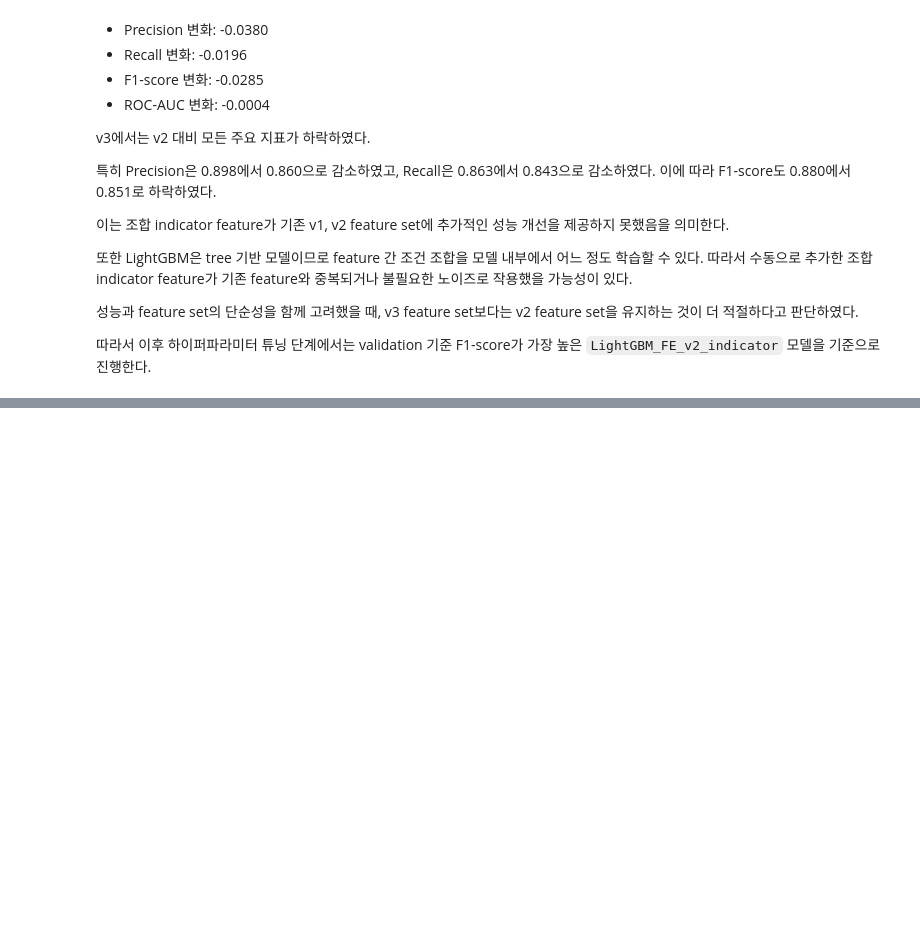
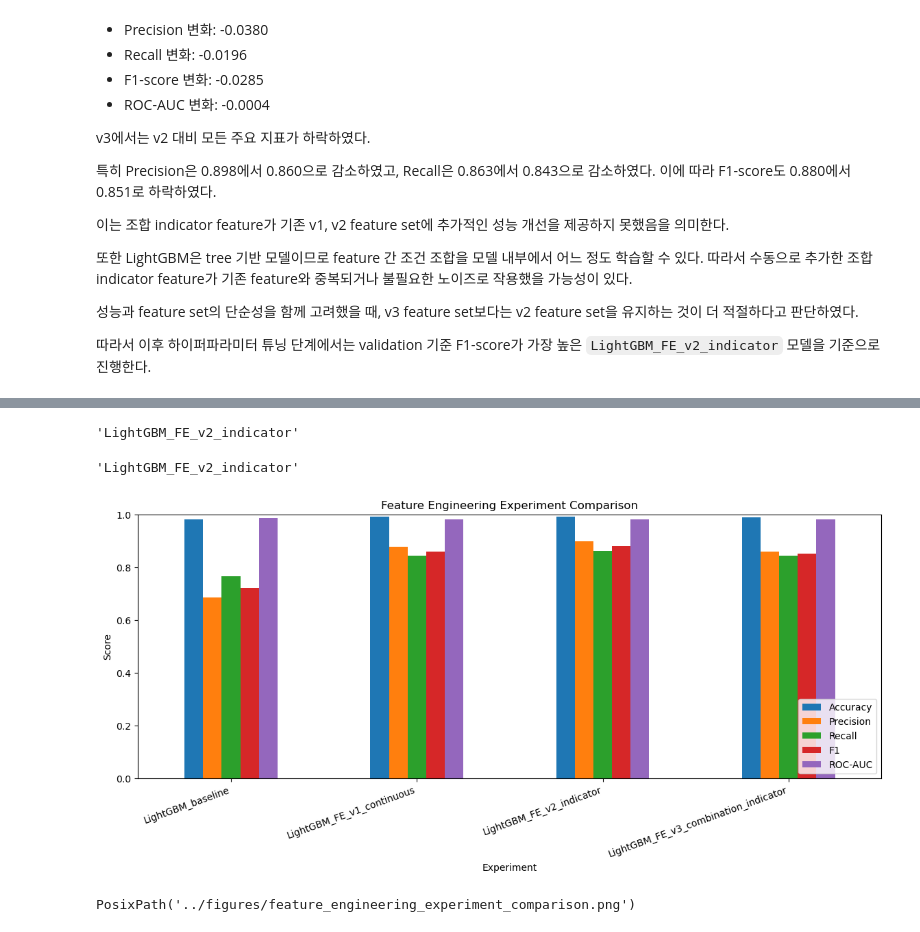
Before and after one commit to mjbaa/manufacturing_macine_learning_project, a Jupyter notebook: notebooks/quality_prediction_model.ipynb, the cells around one changed output, grey strips where cells are left out. Saved outputs shown, nothing was run; the diff lists cells and outputs as text; code cells hidden in the pictures; blank space fills up the shorter version.

Commit message:
select best feature engineering set

```diff
--- a/notebooks/quality_prediction_model.ipynb
+++ b/notebooks/quality_prediction_model.ipynb
@@ -2190,0 +2240,41 @@ v3에서는 v2 대비 모든 주요 지표가 하락하였다.
+# %%
+best_fe_experiment_name = best_fe_experiment["Experiment"]
+
+best_fe_experiment_name
+# %% [output]
+'LightGBM_FE_v2_indicator'
+# %%
+best_fe_model = lgbm_fe_v2_model
+
+X_train_best_fe = X_train_fe_v2
+X_valid_best_fe = X_valid_fe_v2
+X_test_best_fe = X_test_fe_v2
+
+best_fe_name = "LightGBM_FE_v2_indicator"
+
+best_fe_name
+# %% [output]
+'LightGBM_FE_v2_indicator'
+# %%
+fe_performance_plot_df = experiment_results_df.set_index("Experiment")[
+    ["Accuracy", "Precision", "Recall", "F1", "ROC-AUC"]
+]
+
+ax = fe_performance_plot_df.plot(kind="bar", figsize=(14, 5))
+
+plt.title("Feature Engineering Experiment Comparison")
+plt.ylabel("Score")
+plt.xlabel("Experiment")
+plt.xticks(rotation=20, ha="right")
+plt.ylim(0, 1)
+plt.legend(loc="lower right")
+
+fe_comparison_path = FIGURE_DIR / "feature_engineering_experiment_comparison.png"
+
+plt.savefig(fe_comparison_path, bbox_inches="tight")
+plt.show()
+
+fe_comparison_path
+# %% [output]
+[figure, added]
+PosixPath('../figures/feature_engineering_experiment_comparison.png')
```
Also changed, not shown: parts of 6 cells of this notebook, 2 other files.
